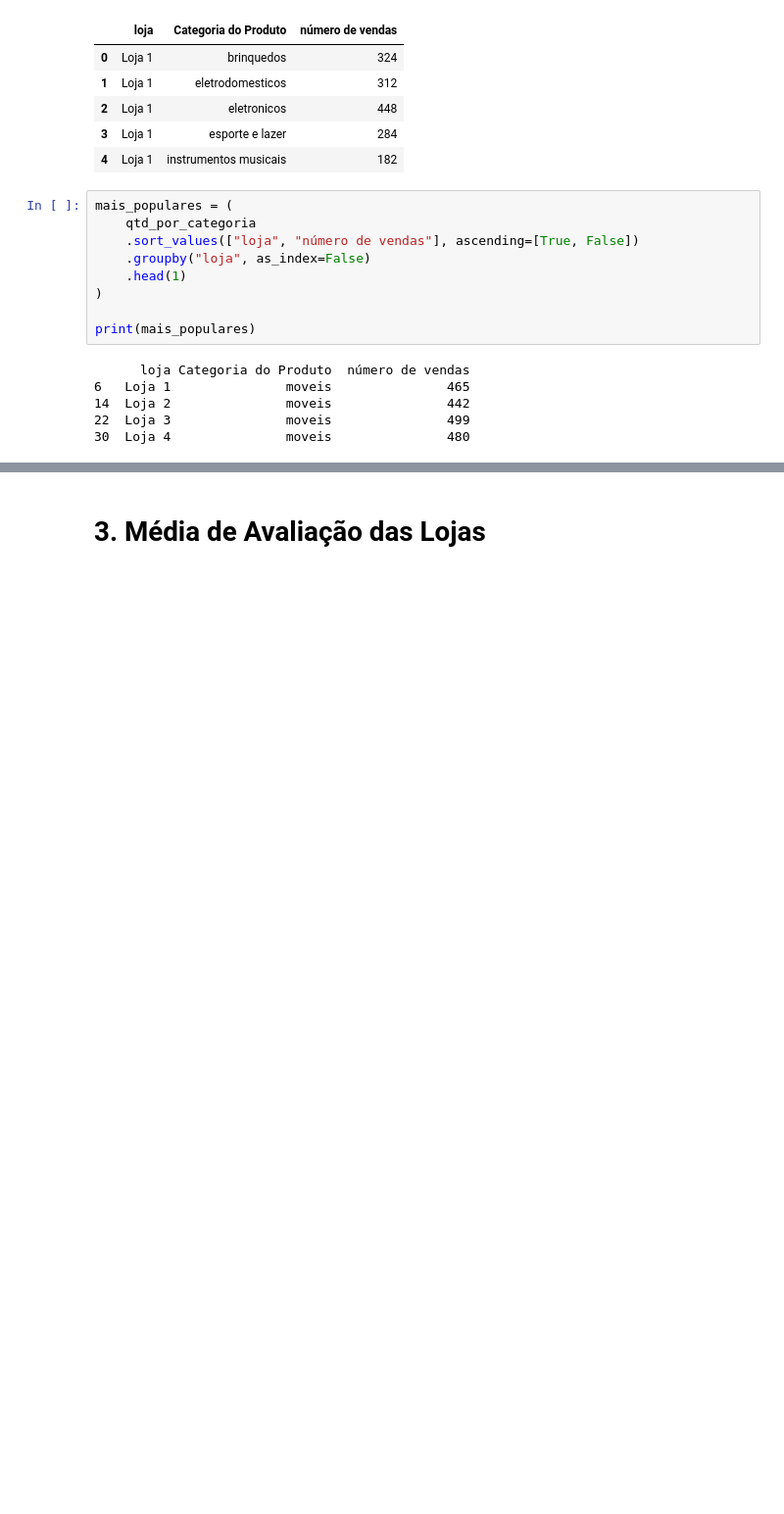
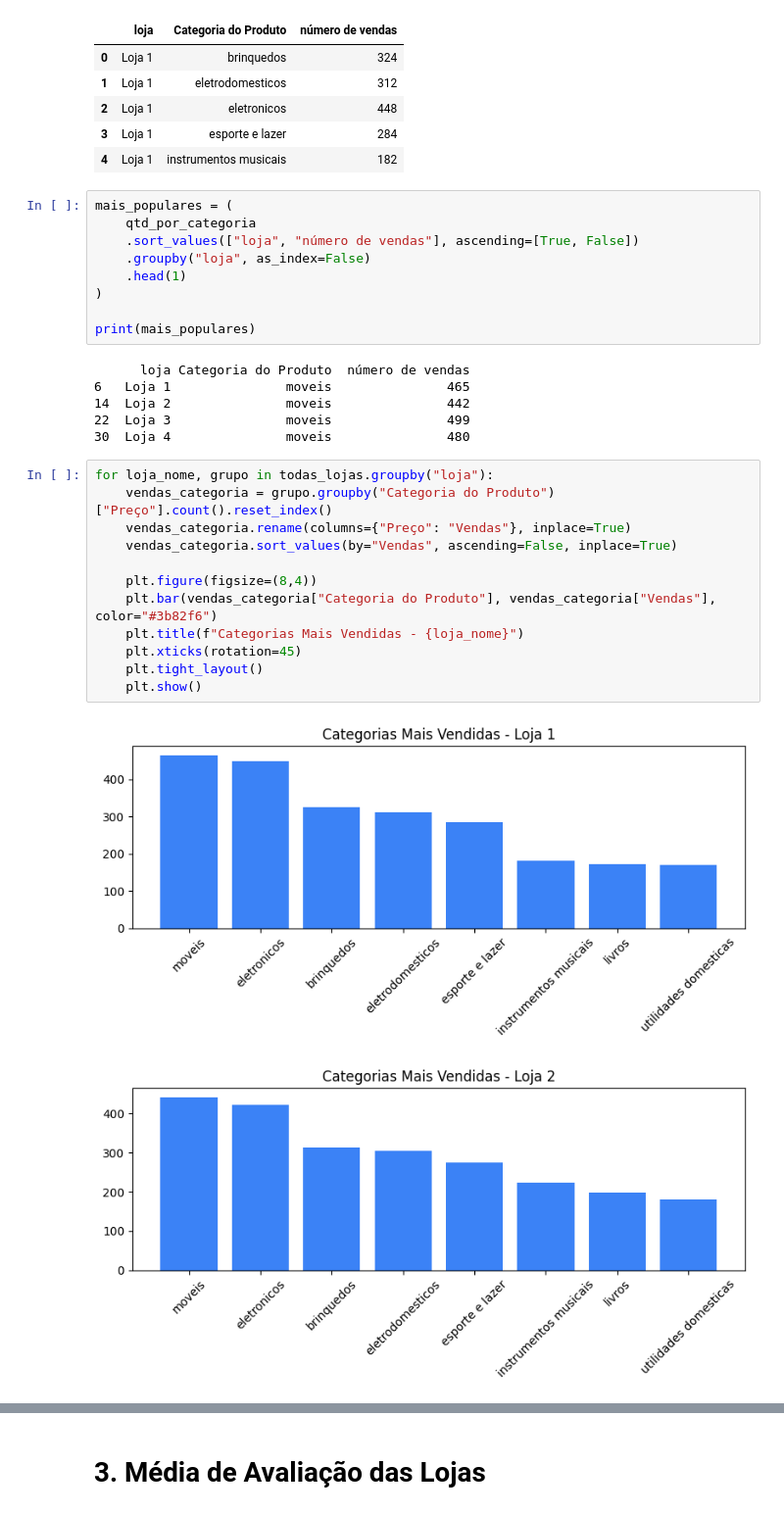
Before and after one commit to livia-kohls/analise-lojas, a Jupyter notebook: AluraStoreBrasil.ipynb, the cells around one changed output, grey strips where cells are left out. Shown: that part at 98% size. Cells and saved outputs as stored; diff of their text form; blank space fills up the shorter version.

```diff
--- a/AluraStoreBrasil.ipynb
+++ b/AluraStoreBrasil.ipynb
@@ -94,3 +94,18 @@ print(mais_populares)
 14  Loja 2               moveis               442
 22  Loja 3               moveis               499
 30  Loja 4               moveis               480
+# %%
+for loja_nome, grupo in todas_lojas.groupby("loja"):
+    vendas_categoria = grupo.groupby("Categoria do Produto")["Preço"].count().reset_index()
+    vendas_categoria.rename(columns={"Preço": "Vendas"}, inplace=True)
+    vendas_categoria.sort_values(by="Vendas", ascending=False, inplace=True)
+
+    plt.figure(figsize=(8,4))
+    plt.bar(vendas_categoria["Categoria do Produto"], vendas_categoria["Vendas"], color="#3b82f6")
+    plt.title(f"Categorias Mais Vendidas - {loja_nome}")
+    plt.xticks(rotation=45)
+    plt.tight_layout()
+    plt.show()
+# %% [output]
+[figure, added]
+[figure, added]
```
Also changed, not shown: parts of 6 cells of this notebook.
